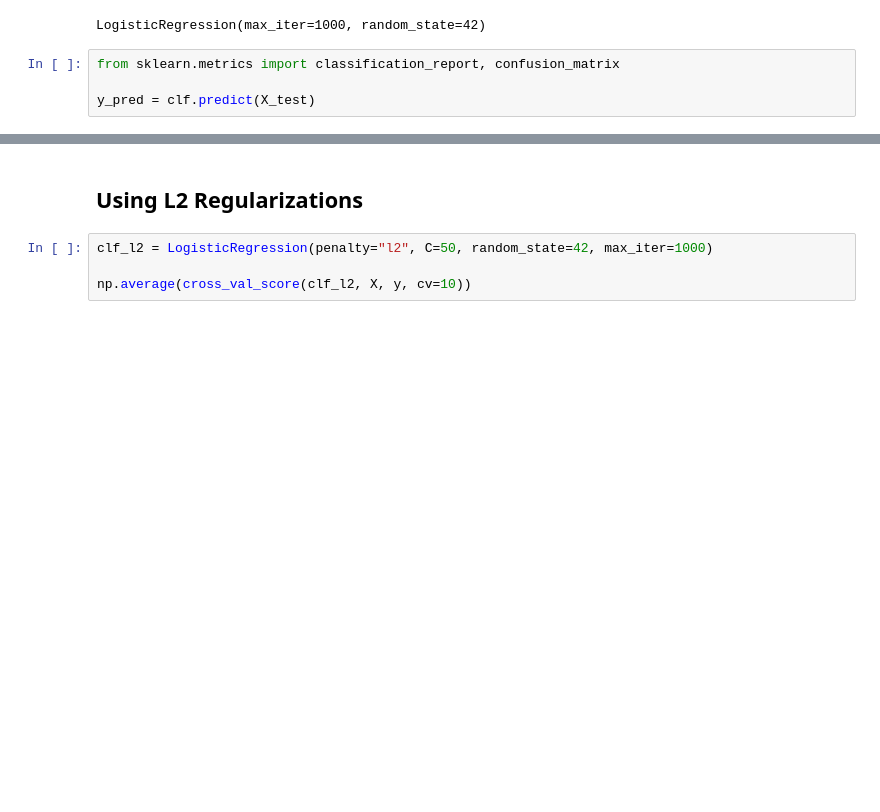
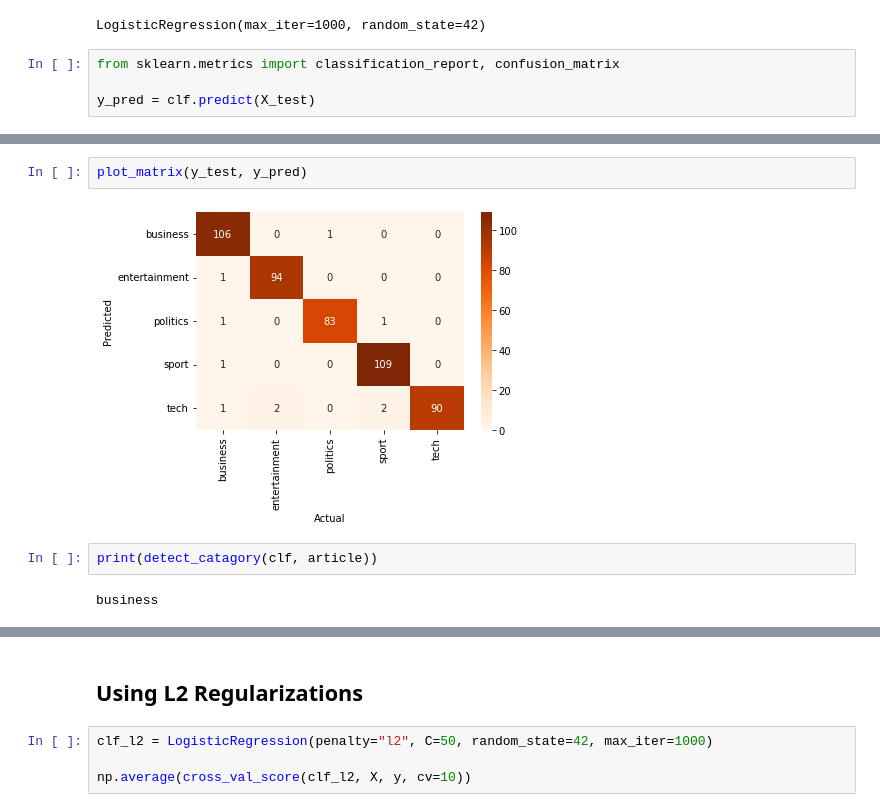
Before and after one commit to ujjwalkar0/News-Article-Sorting, a Jupyter notebook: Model Building News Articles Sorting.ipynb, the cells around one changed output, grey strips where cells are left out. Drawn from its saved outputs; the diff is of its cells as text; blank space fills up the shorter version.

```diff
--- a/Model Building News Articles Sorting.ipynb
+++ b/Model Building News Articles Sorting.ipynb
@@ -178,3 +332,11 @@ def get_weight(model, word):
+# %%
+plot_matrix(y_test, y_pred)
+# %% [output]
+[figure, added]
+# %%
+print(detect_catagory(clf, article))
+# %% [output]
+business
 # %%
 get_weight(clf, "interesting")
 # %% [output]
```
Also changed, not shown: parts of 88 cells of this notebook, 4 other files.
